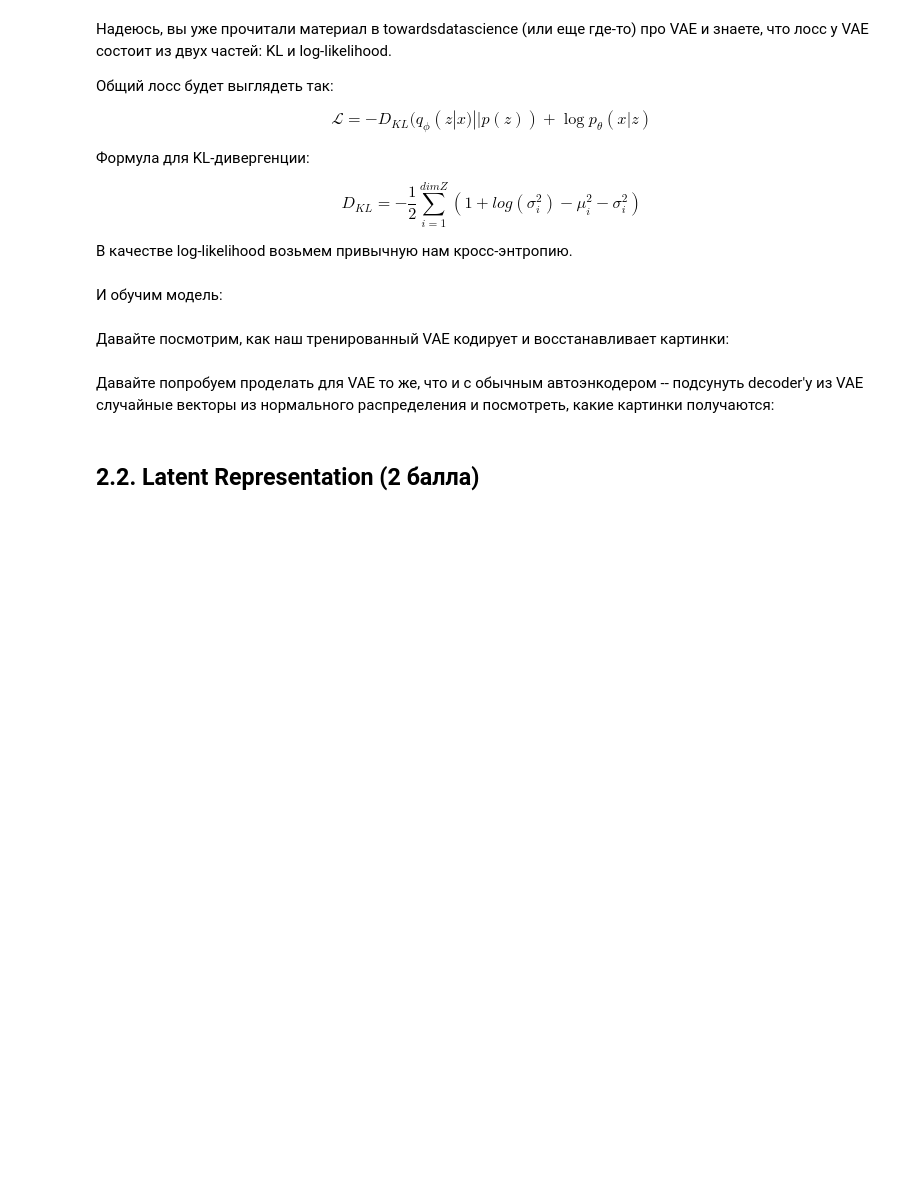
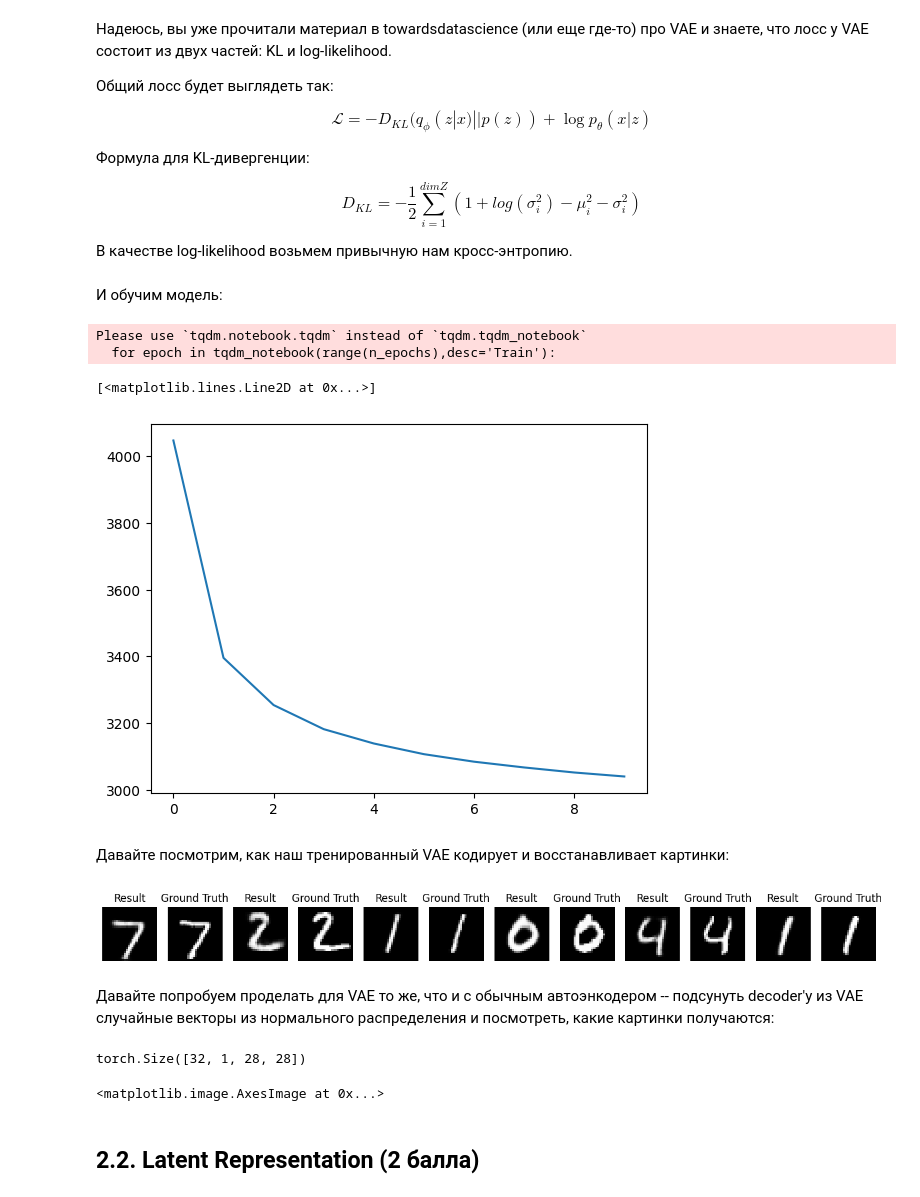
Before and after one commit to Zakrung23/DLS, a Jupyter notebook: week_10_AE_VAE/Homework/hw_7_autoencoders.ipynb, the cells around one changed output. Cells and saved outputs as stored; diff of their text form; code cells hidden in the pictures; blank space fills up the shorter version.

```diff
--- a/week_10_AE_VAE/Homework/hw_7_autoencoders.ipynb
+++ b/week_10_AE_VAE/Homework/hw_7_autoencoders.ipynb
@@ -310,3 +337,5 @@ test_loader = torch.utils.data.DataLoader(dataset=test_dataset, batch_size=batch
+# %%
+dim_code = 10
 # %% [markdown]
 ## 2.1 Архитектура модели и обучение (2 балла)
 
@@ -361,17 +418,17 @@ def KL_divergence(mu, logsigma):
     """
     часть функции потерь, которая отвечает за "близость" латентных представлений разных людей
     """
-    loss = <напишите код для KL-дивергенции, пользуясь формулой выше>
-    return
+    loss = -0.5*torch.sum(1+logsigma -mu**2-torch.exp(logsigma))
+    return loss
 
 def log_likelihood(x, reconstruction):
     """
     часть функции потерь, которая отвечает за качество реконструкции (как mse в обычном autoencoder)
     """
-    loss = <binary cross-entropy>
+    loss = nn.BCELoss(reduction='sum')
     return loss(reconstruction, x)
 
 def loss_vae(x, mu, logsigma, reconstruction):
-    return <соедините тут две компоненты лосса. Mind the sign!>
+    return KL_divergence(mu,logsigma) + log_likelihood(x,reconstruction)#<соедините тут две компоненты лосса. Mind the sign!>
 # %% [markdown]
 И обучим модель:
@@ -386,2 +435,32 @@ optimizer = <Ваш любимый оптимизатор>
+# %%
+criterion = loss_vae
+
+autoencoder = VAE().to(device)
+
+optimizer = torch.optim.Adam(autoencoder.parameters(),lr=1e-3)
+
+n_epochs = 10
+train_loss,val_loss = [],[]
+# %%
+for epoch in tqdm_notebook(range(n_epochs),desc='Train'):
+  train_per_epoch = []
+  val_per_epoch = []
+  for X_batch,_ in train_loader:
+    X_batch = X_batch.to(device)
+    optimizer.zero_grad()
+    mu,logsigma,reconstruction = autoencoder(X_batch)
+    loss = criterion(X_batch,mu,logsigma,reconstruction)
+    loss.backward()
+    optimizer.step()
+    train_per_epoch.append(loss.item())
+  train_loss.append(np.mean(train_per_epoch))
+# %% [output]
+Please use `tqdm.notebook.tqdm` instead of `tqdm.tqdm_notebook`
+  for epoch in tqdm_notebook(range(n_epochs),desc='Train'):
+# %%
+plt.plot(train_loss)
+# %% [output]
+[<matplotlib.lines.Line2D at 0x...>]
+[figure, added]
 # %% [markdown]
 Давайте посмотрим, как наш тренированный VAE кодирует и восстанавливает картинки:
@@ -390,10 +467,44 @@ optimizer = <Ваш любимый оптимизатор>
+# %%
+with torch.no_grad():
+  for X_batch,_ in test_loader:
+    mu,sigma,reconstruction=autoencoder(X_batch.to(device))
+    result = reconstruction.cpu().detach().numpy()
+    gt = X_batch.numpy()
+    img_cnt = min(6,X_batch.shape[0])
+    break
+
+  idx = 0
+  fig,ax = plt.subplots(1,img_cnt*2,figsize=(16,14))
+  for i in range(img_cnt):
+    ax[idx].imshow(result[i].reshape(28,28),cmap='grey')
+    ax[idx].set_title('Result')
+    ax[idx].axis(False)
+
+    idx+=1
+
+    ax[idx].imshow(gt[i].reshape(28,28),cmap='grey')
+    ax[idx].set_title('Ground Truth')
+    ax[idx].axis(False)
+    idx+=1
+# %% [output]
+[figure, added]
 # %% [markdown]
 Давайте попробуем проделать для VAE то же, что и с обычным автоэнкодером -- подсунуть decoder'у из VAE случайные векторы из нормального распределения и посмотреть, какие картинки получаются:
 # %%
 # вспомните про замечание из этого же пункта обычного AE про распределение латентных переменных
-z = np.array([np.random.normal(0, 1, 100) for i in range(10)])
-output = <скормите z декодеру>
-<выведите тут полученные картинки>
+z = np.array([np.random.normal(0, 1, 10) for i in range(32)])
+latent_std = autoencoder.get_latent_code(X_batch.to(device)).std(dim=0)
+latent_mean = autoencoder.get_latent_code(X_batch.to(device)).mean(dim=0)
+z = torch.from_numpy(z).float().to(device)
+output = autoencoder.decode(z)
+output.shape
+# <выведите тут полученные картинки>
+# %% [output]
+torch.Size([32, 1, 28, 28])
+# %%
+ax[0].imshow(output[10].cpu().detach().numpy().reshape(28,28),cmap='grey')
+# %% [output]
+<matplotlib.image.AxesImage at 0x...>
 # %% [markdown]
 ## 2.2. Latent Representation (2 балла)
 # %% [markdown]
```
Also changed, not shown: parts of 29 cells of this notebook.
